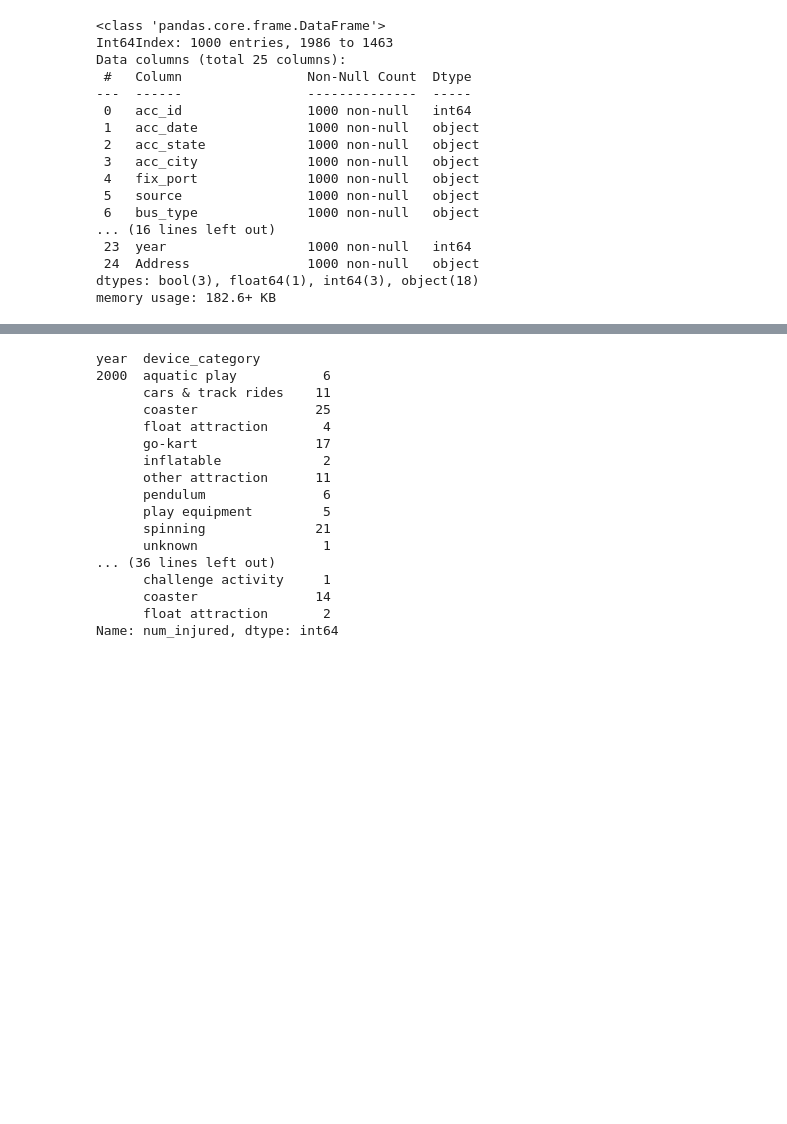
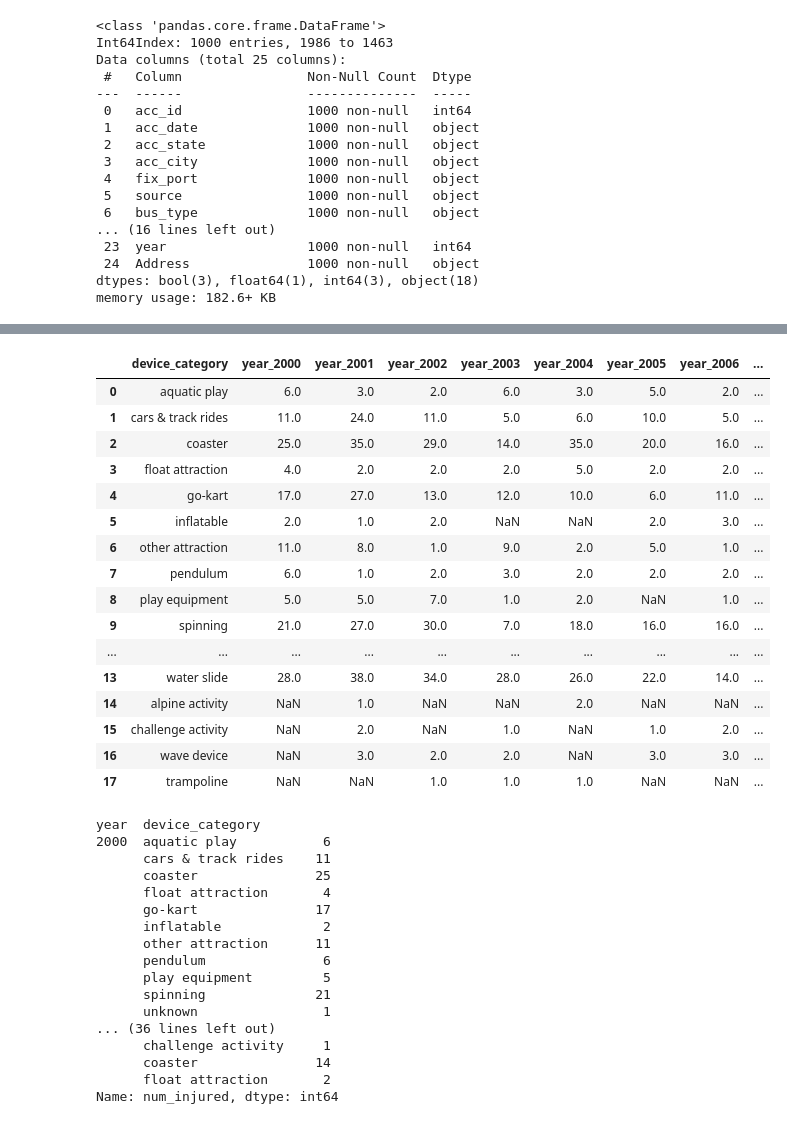
Before and after one commit to VM7568/smu_project3_themeparks, a Jupyter notebook: April's Work/creating_df.ipynb, the cells around one changed output, grey strips where cells are left out. Saved outputs shown, nothing was run; the diff lists cells and outputs as text; code cells hidden in the pictures; blank space fills up the shorter version.

```diff
--- a/April's Work/creating_initial_df.ipynb
+++ b/April's Work/creating_df.ipynb
@@ -196,0 +203,81 @@ dfgpavg.to_json("data_group_average.json", orient="columns")
+# %%
+dfvar1=dfgpavg.loc[dfgpavg['year'] == 2000]
+cols=['device_category', 'num_injured']
+dfvar1=dfvar1.loc[:, cols]
+dfvar1.rename(columns = {'device_category':'device_category','num_injured': 'year_2000'}, inplace = True)
+dfvar1
+
+dfvar2=dfgpavg.loc[dfgpavg['year'] == 2001]
+cols=['device_category', 'num_injured']
+dfvar2=dfvar2.loc[:, cols]
+dfvar2.rename(columns = {'device_category':'device_category','num_injured': 'year_2001'}, inplace = True)
+dfvar2
+dfvar2=pd.merge(dfvar1,dfvar2, on="device_category", how='outer')
+dfvar2
+
+dfvar3=dfgpavg.loc[dfgpavg['year'] == 2002]
+cols=['device_category', 'num_injured']
+dfvar3=dfvar3.loc[:, cols]
+dfvar3.rename(columns = {'device_category':'device_category','num_injured': 'year_2002'}, inplace = True)
+dfvar3=pd.merge(dfvar2,dfvar3, on="device_category", how='outer')
+dfvar3
+
+dfvar4=dfgpavg.loc[dfgpavg['year'] == 2003]
+cols=['device_category', 'num_injured']
+dfvar4=dfvar4.loc[:, cols]
+dfvar4.rename(columns = {'device_category':'device_category','num_injured': 'year_2003'}, inplace = True)
+dfvar4=pd.merge(dfvar3,dfvar4, on="device_category", how='outer')
+dfvar4
+
+dfvar5=dfgpavg.loc[dfgpavg['year'] == 2004]
+cols=['device_category', 'num_injured']
+dfvar5=dfvar5.loc[:, cols]
+dfvar5.rename(columns = {'device_category':'device_category','num_injured': 'year_2004'}, inplace = True)
+dfvar5=pd.merge(dfvar4,dfvar5, on="device_category", how='outer')
+dfvar5
+
+dfvar6=dfgpavg.loc[dfgpavg['year'] == 2005]
+cols=['device_category', 'num_injured']
+dfvar6=dfvar6.loc[:, cols]
+dfvar6.rename(columns = {'device_category':'device_category','num_injured': 'year_2005'}, inplace = True)
+dfvar6=pd.merge(dfvar5,dfvar6, on="device_category", how='outer')
+dfvar6
+
+dfvar7=dfgpavg.loc[dfgpavg['year'] == 2006]
+cols=['device_category', 'num_injured']
+dfvar7=dfvar7.loc[:, cols]
+dfvar7.rename(columns = {'device_category':'device_category','num_injured': 'year_2006'}, inplace = True)
+dfvar7=pd.merge(dfvar6,dfvar7, on="device_category", how='outer')
+dfvar7
+
+dfvar8=dfgpavg.loc[dfgpavg['year'] == 2007]
+cols=['device_category', 'num_injured']
+dfvar8=dfvar8.loc[:, cols]
+dfvar8.rename(columns = {'device_category':'device_category','num_injured': 'year_2007'}, inplace = True)
+dfvar8=pd.merge(dfvar7,dfvar8, on="device_category", how='outer')
+dfvar8
+
+dfvar9=dfgpavg.loc[dfgpavg['year'] == 2008]
+cols=['device_category', 'num_injured']
+dfvar9=dfvar9.loc[:, cols]
+dfvar9.rename(columns = {'device_category':'device_category','num_injured': 'year_2008'}, inplace = True)
+dfvar9=pd.merge(dfvar8,dfvar9, on="device_category", how='outer')
+dfvar9
+# %% [output]
+|  | device_category | year_2000 | year_2001 | year_2002 | year_2003 | year_2004 | year_2005 | year_2006 | ... |
+| 0 | aquatic play | 6.0 | 3.0 | 2.0 | 6.0 | 3.0 | 5.0 | 2.0 | ... |
+| 1 | cars & track rides | 11.0 | 24.0 | 11.0 | 5.0 | 6.0 | 10.0 | 5.0 | ... |
+| 2 | coaster | 25.0 | 35.0 | 29.0 | 14.0 | 35.0 | 20.0 | 16.0 | ... |
+| 3 | float attraction | 4.0 | 2.0 | 2.0 | 2.0 | 5.0 | 2.0 | 2.0 | ... |
+| 4 | go-kart | 17.0 | 27.0 | 13.0 | 12.0 | 10.0 | 6.0 | 11.0 | ... |
+| 5 | inflatable | 2.0 | 1.0 | 2.0 | NaN | NaN | 2.0 | 3.0 | ... |
+| 6 | other attraction | 11.0 | 8.0 | 1.0 | 9.0 | 2.0 | 5.0 | 1.0 | ... |
+| 7 | pendulum | 6.0 | 1.0 | 2.0 | 3.0 | 2.0 | 2.0 | 2.0 | ... |
+| 8 | play equipment | 5.0 | 5.0 | 7.0 | 1.0 | 2.0 | NaN | 1.0 | ... |
+| 9 | spinning | 21.0 | 27.0 | 30.0 | 7.0 | 18.0 | 16.0 | 16.0 | ... |
+| ... | ... | ... | ... | ... | ... | ... | ... | ... | ... |
+| 13 | water slide | 28.0 | 38.0 | 34.0 | 28.0 | 26.0 | 22.0 | 14.0 | ... |
+| 14 | alpine activity | NaN | 1.0 | NaN | NaN | 2.0 | NaN | NaN | ... |
+| 15 | challenge activity | NaN | 2.0 | NaN | 1.0 | NaN | 1.0 | 2.0 | ... |
+| 16 | wave device | NaN | 3.0 | 2.0 | 2.0 | NaN | 3.0 | 3.0 | ... |
+| 17 | trampoline | NaN | NaN | 1.0 | 1.0 | 1.0 | NaN | NaN | ... |
```
Also changed, not shown: parts of 8 cells of this notebook, 3 other files.
